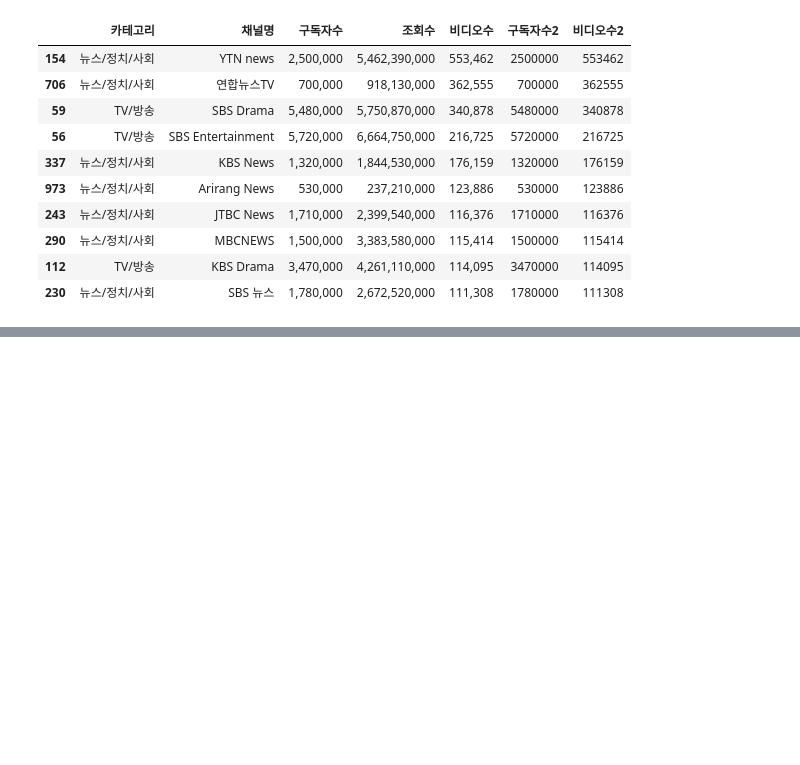
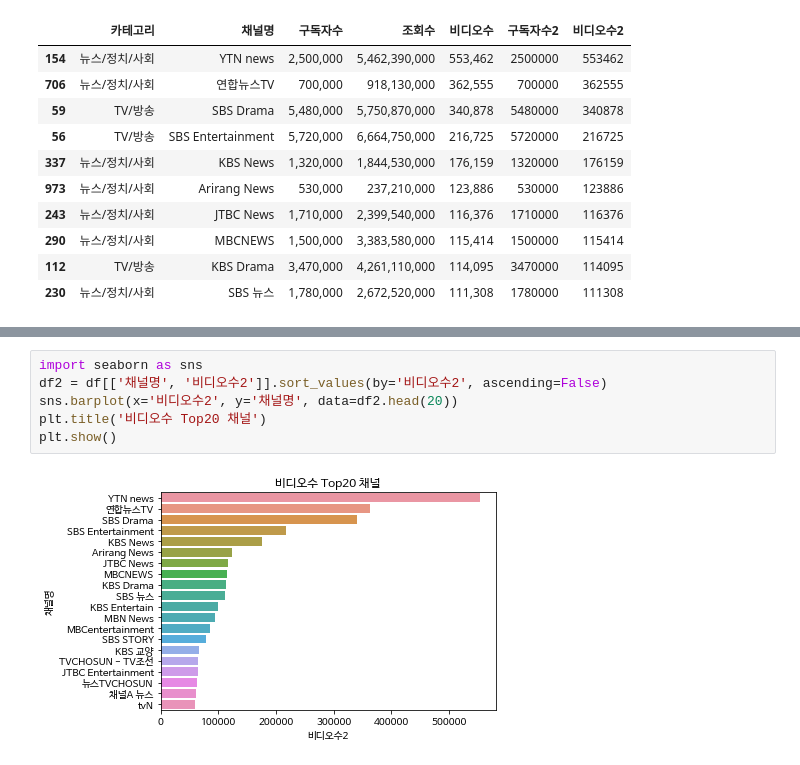
Before and after one commit to YSH32111/DataAnalysis-2021-8, a Jupyter notebook: 05.Crawling/07유튜브랭킹_시각화.ipynb, the cells around one changed output, grey strips where cells are left out. Drawn from its saved outputs; the diff is of its cells as text; blank space fills up the shorter version.

```diff
--- a/05.Crawling/07유튜브랭킹_시각화.ipynb
+++ b/05.Crawling/07유튜브랭킹_시각화.ipynb
@@ -92 +136,9 @@ plt.show()
+# %%
+import seaborn as sns
+df2 = df[['채널명', '비디오수2']].sort_values(by='비디오수2', ascending=False)
+sns.barplot(x='비디오수2', y='채널명', data=df2.head(20))
+plt.title('비디오수 Top20 채널')
+plt.show()
+# %% [output]
+[figure, added]
 # %%
```
Also changed, not shown: parts of 37 cells of this notebook.
